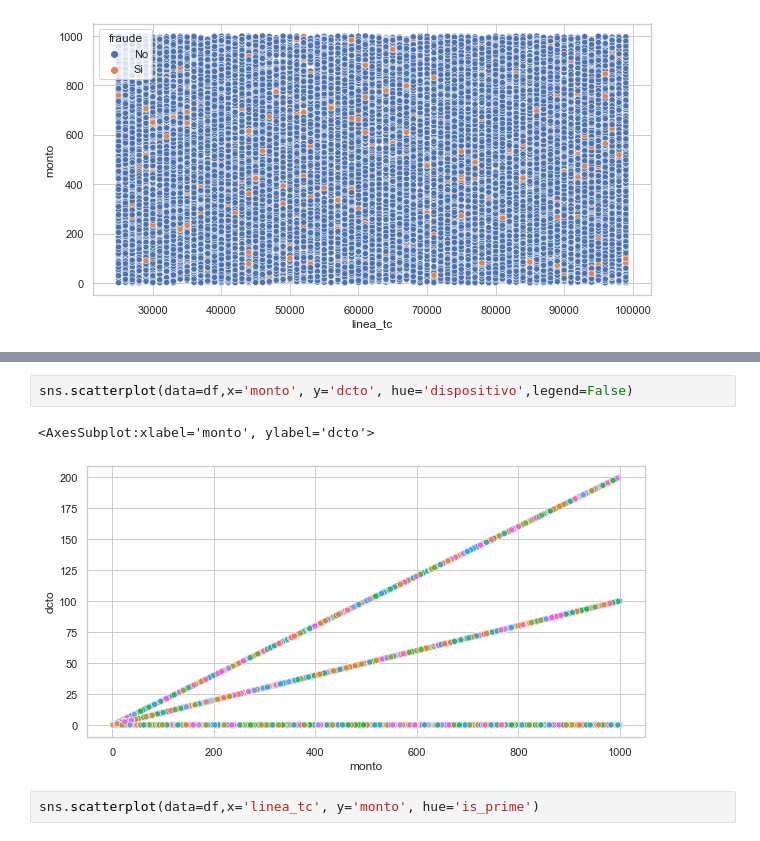
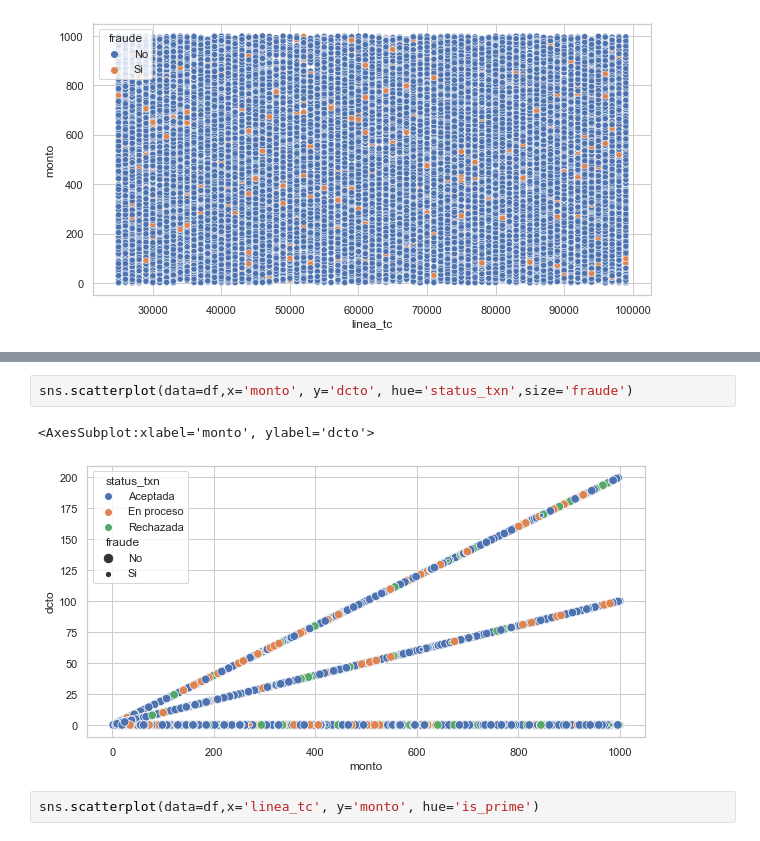
Before and after one commit to ElenaVillano/challenge_rpmx, a Jupyter notebook: notebooks/geda.ipynb, the cells around one changed output, grey strips where cells are left out. Cells and saved outputs as stored; diff of their text form.

Commit message:
fisica, monto, cash

```diff
--- a/notebooks/geda.ipynb
+++ b/notebooks/geda.ipynb
@@ -297,8 +307,8 @@ sns.scatterplot(data=df,x='linea_tc', y='monto', hue='fraude')
 # %%
-sns.scatterplot(data=df,x='monto', y='dcto', hue='dispositivo',legend=False)
+sns.scatterplot(data=df,x='monto', y='dcto', hue='status_txn',size='fraude')
 # %% [output]
 <AxesSubplot:xlabel='monto', ylabel='dcto'>
-[figure, old version]
+[figure, new version]
 # %%
 sns.scatterplot(data=df,x='linea_tc', y='monto', hue='is_prime')
 # %% [output]
```
Also changed, not shown: parts of 3 cells of this notebook, 2 other files.
